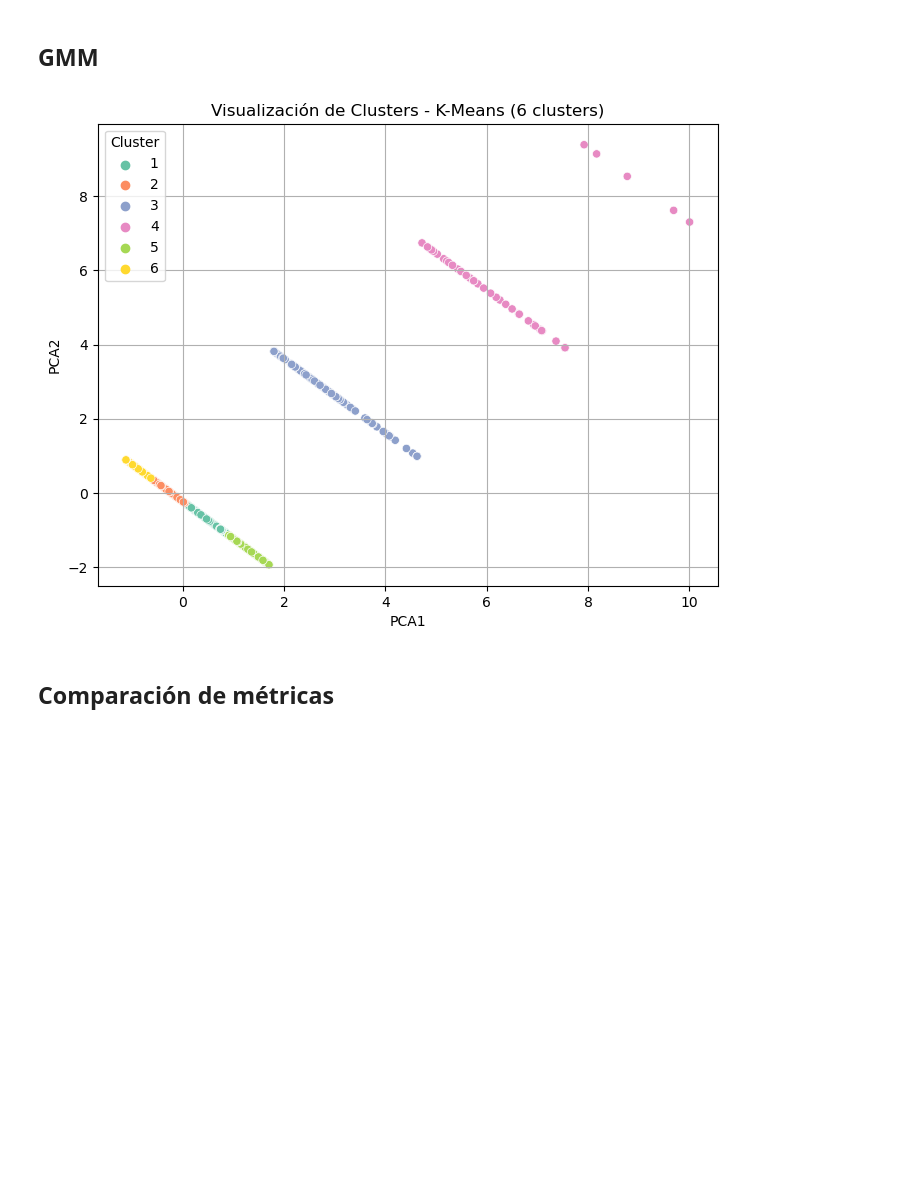
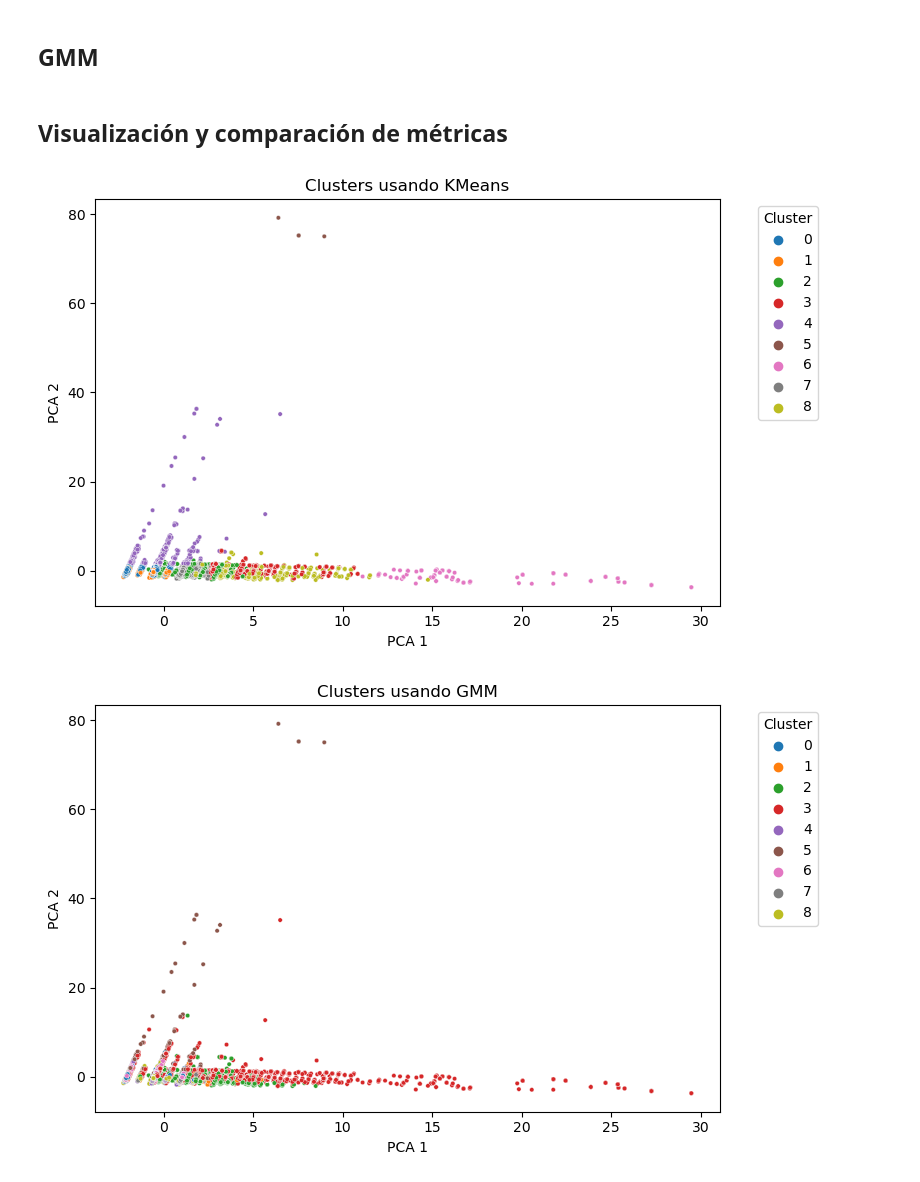
Before and after one commit to manurodrr/Clustera, a Jupyter notebook: ML Models/Clustering.ipynb, the cells around one changed output. Cells and saved outputs as stored; diff of their text form; code cells hidden in the pictures; blank space fills up the shorter version.

```diff
--- a/ML Models/Clustering.ipynb
+++ b/ML Models/Clustering.ipynb
@@ -75,3 +81,5 @@ Podemos ver que el número ideal de K se encuntra en 6
+# %%
+optimal_k = 9
 # %% [markdown]
 ## Aplicación de modelos de Clustering
 Aplicaremos diferentes métodos de Clustering, para después comparar sus desempeños y elegir el que mejor se adecúa a nuestro caso
@@ -78,5 +88,5 @@ Aplicaremos diferentes métodos de Clustering, para después comparar sus desemp
 # %%
-kmeans = KMeans(n_clusters=6, random_state=42)
-rsv_clustering['kmeans_cluster'] = kmeans.fit_predict(X_scaled) +1
+kmeans = KMeans(n_clusters=optimal_k, random_state=42)
+kmeans_labels = kmeans.fit_predict(X_scaled)
 # %% [markdown]
 ## DBSCAN
@@ -90,28 +98,32 @@ rsv_clustering['dbscan_cluster'] = db.fit_predict(X_scaled)
 # %%
 from sklearn.mixture import GaussianMixture
 
-gmm = GaussianMixture(n_components=6, random_state=42)
-rsv_clustering['gmm_cluster'] = gmm.fit_predict(X_scaled)
+gmm = GaussianMixture(n_components=optimal_k, random_state=42)
+gmm_labels = gmm.fit_predict(X_scaled)
-# %%
-from sklearn.decomposition import PCA
-import seaborn as sns
-import matplotlib.pyplot as plt
-
-pca = PCA(n_components=2)
-X_pca = pca.fit_transform(X_scaled)
-
-df_pca = pd.DataFrame(X_pca, columns=["PCA1", "PCA2"])
-df_pca['kmeans_cluster'] = kmeans_labels
-
-plt.figure(figsize=(8,6))
-sns.scatterplot(data=df_pca, x='PCA1', y='PCA2', hue='kmeans_cluster', palette='Set2')
-plt.title("Visualización de Clusters - K-Means (6 clusters)")
-plt.legend(title="Cluster")
-plt.grid(True)
-plt.show()
-# %% [output]
-[figure, removed]
 # %% [markdown]
-## Comparación de métricas
+## Visualización y comparación de métricas
+# %%
+from sklearn.decomposition import PCA
+import matplotlib.pyplot as plt
+import seaborn as sns
+
+pca = PCA(n_components=2)
+X_pca = pca.fit_transform(X_scaled)
+
+def plot_clusters(X_pca, labels, title):
+    plt.figure(figsize=(8, 5))
+    sns.scatterplot(x=X_pca[:, 0], y=X_pca[:, 1], hue=labels, palette="tab10", s=10, legend="full")
+    plt.title(f"Clusters usando {title}")
+    plt.xlabel("PCA 1")
+    plt.ylabel("PCA 2")
+    plt.legend(title="Cluster", bbox_to_anchor=(1.05, 1), loc="upper left")
+    plt.tight_layout()
+    plt.show()
+
+plot_clusters(X_pca, kmeans_labels, "KMeans")
+plot_clusters(X_pca, gmm_labels, "GMM")
+# %% [output]
+[figure, added]
+[figure, added]
 # %%
 from sklearn.metrics import silhouette_score, calinski_harabasz_score, davies_bouldin_score
```
Also changed, not shown: parts of 16 cells of this notebook, 7 other files.
